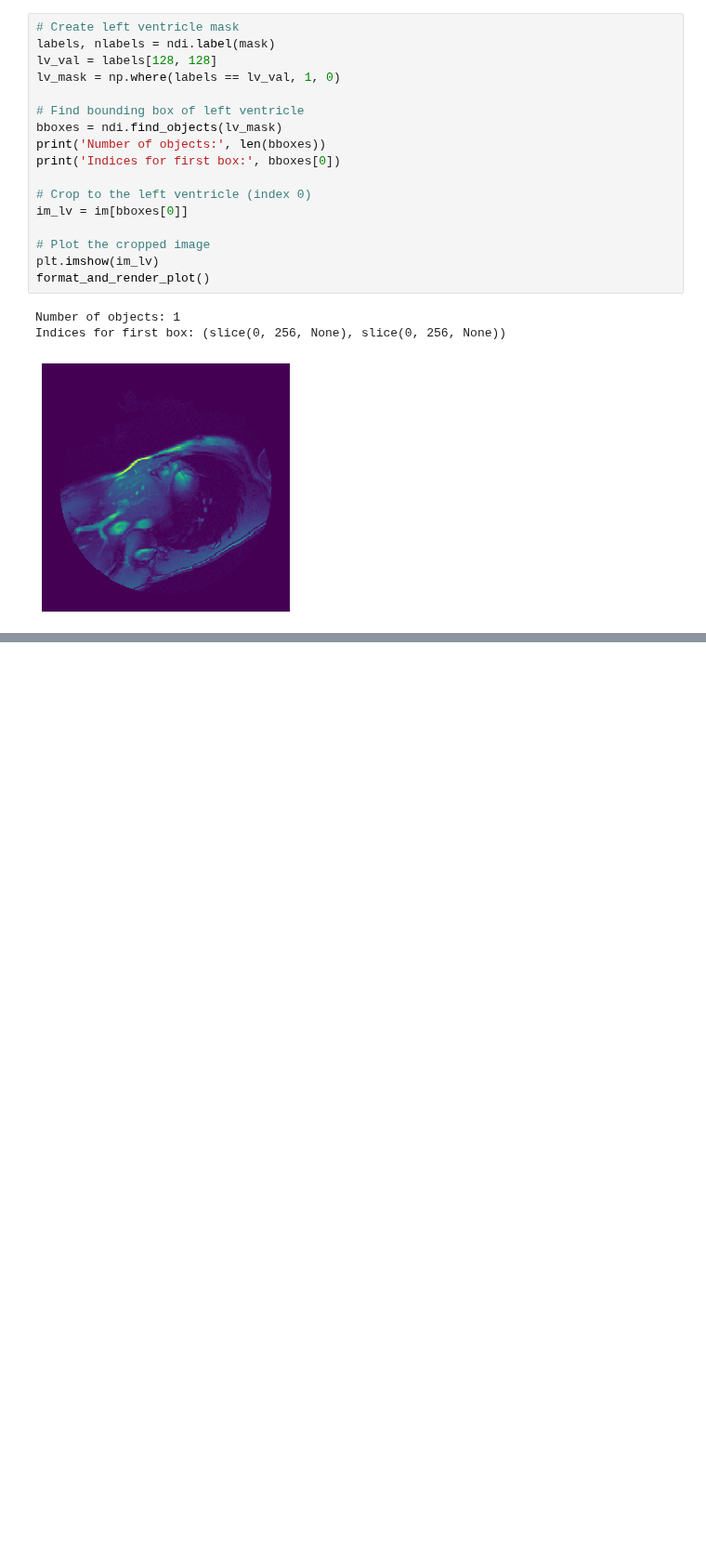
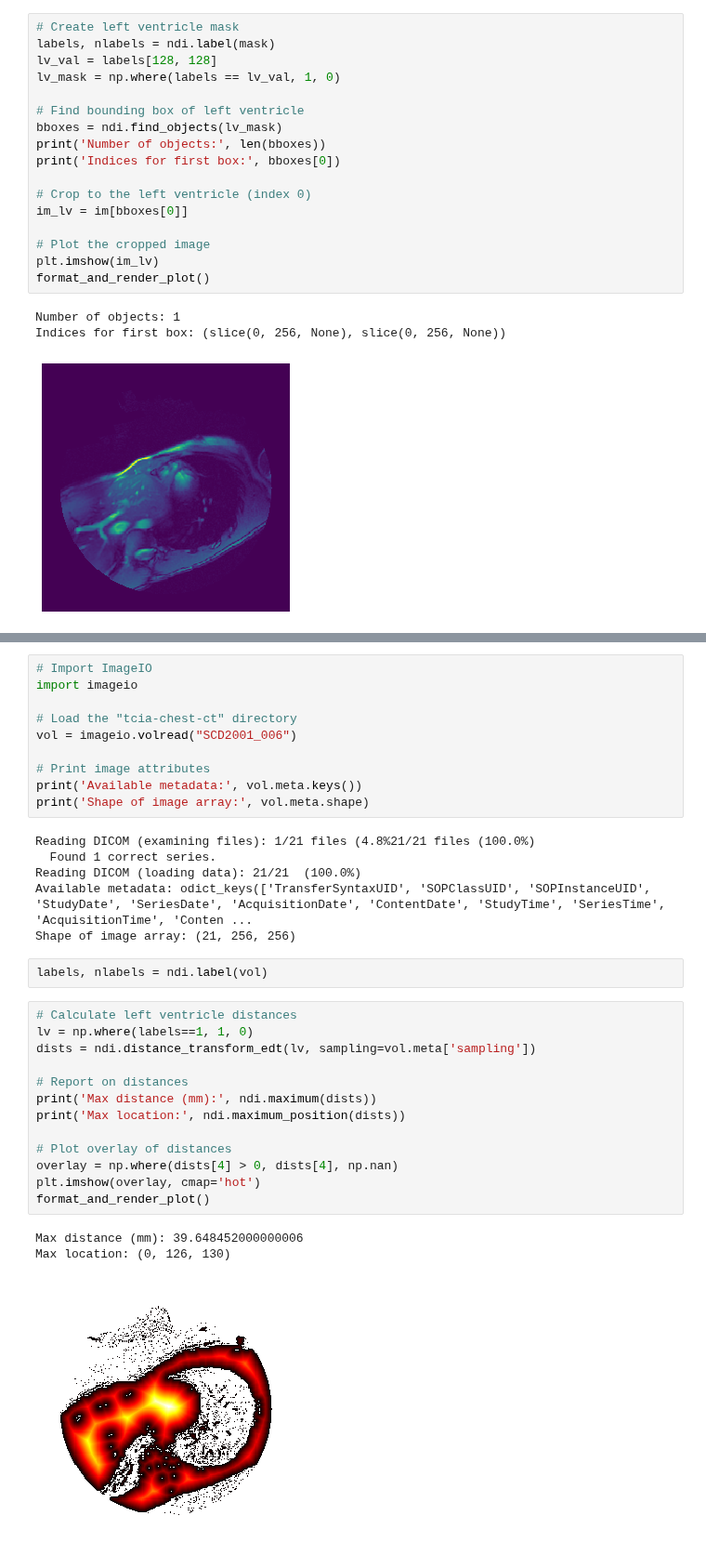
Before and after one commit to DavitGadyan/Computer_Vision, a Jupyter notebook: Image_Processing/Biomedical Image Analysis in Python.ipynb, the cells around one changed output, grey strips where cells are left out. Shown at 93% size. Cells and saved outputs as stored; diff of their text form; blank space fills up the shorter version.

Commit message:
biomedical image processing

```diff
--- a/Image_Processing/Biomedical Image Analysis in Python.ipynb
+++ b/Image_Processing/Biomedical Image Analysis in Python.ipynb
@@ -370,0 +397,35 @@ Indices for first box: (slice(0, 256, None), slice(0, 256, None))
+# %%
+# Import ImageIO
+import imageio
+
+# Load the "tcia-chest-ct" directory
+vol = imageio.volread("SCD2001_006")
+
+# Print image attributes
+print('Available metadata:', vol.meta.keys())
+print('Shape of image array:', vol.meta.shape)
+# %% [output]
+Reading DICOM (examining files): 1/21 files (4.8%21/21 files (100.0%)
+  Found 1 correct series.
+Reading DICOM (loading data): 21/21  (100.0%)
+Available metadata: odict_keys(['TransferSyntaxUID', 'SOPClassUID', 'SOPInstanceUID', 'StudyDate', 'SeriesDate', 'AcquisitionDate', 'ContentDate', 'StudyTime', 'SeriesTime', 'AcquisitionTime', 'Conten ...
+Shape of image array: (21, 256, 256)
+# %%
+labels, nlabels = ndi.label(vol)
+# %%
+# Calculate left ventricle distances
+lv = np.where(labels==1, 1, 0)
+dists = ndi.distance_transform_edt(lv, sampling=vol.meta['sampling'])
+
+# Report on distances
+print('Max distance (mm):', ndi.maximum(dists))
+print('Max location:', ndi.maximum_position(dists))
+
+# Plot overlay of distances
+overlay = np.where(dists[4] > 0, dists[4], np.nan)
+plt.imshow(overlay, cmap='hot')
+format_and_render_plot()
+# %% [output]
+Max distance (mm): 39.648452000000006
+Max location: (0, 126, 130)
+[figure, added]
```
Also changed, not shown: parts of 10 cells of this notebook.
